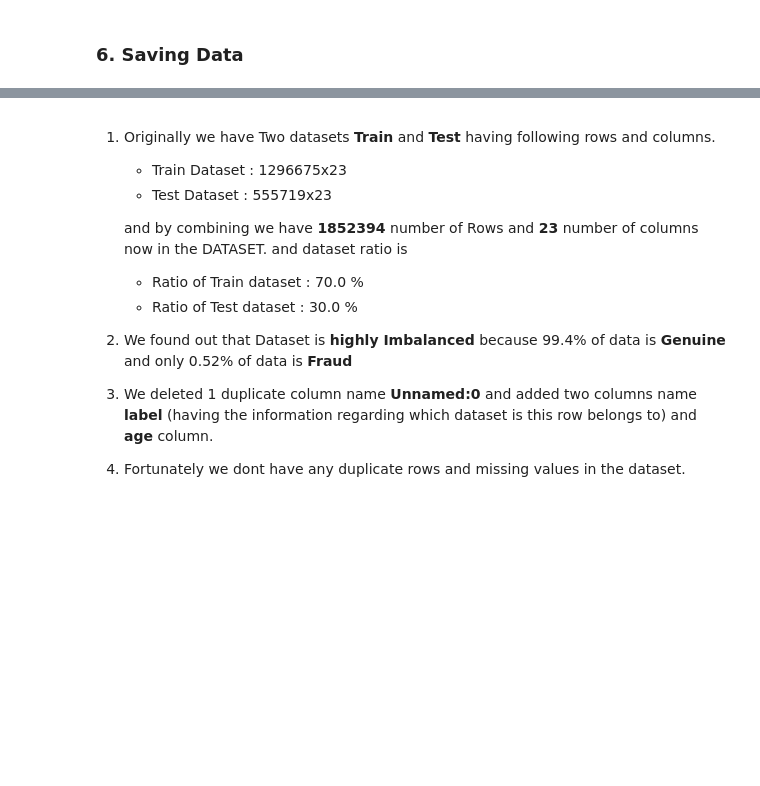
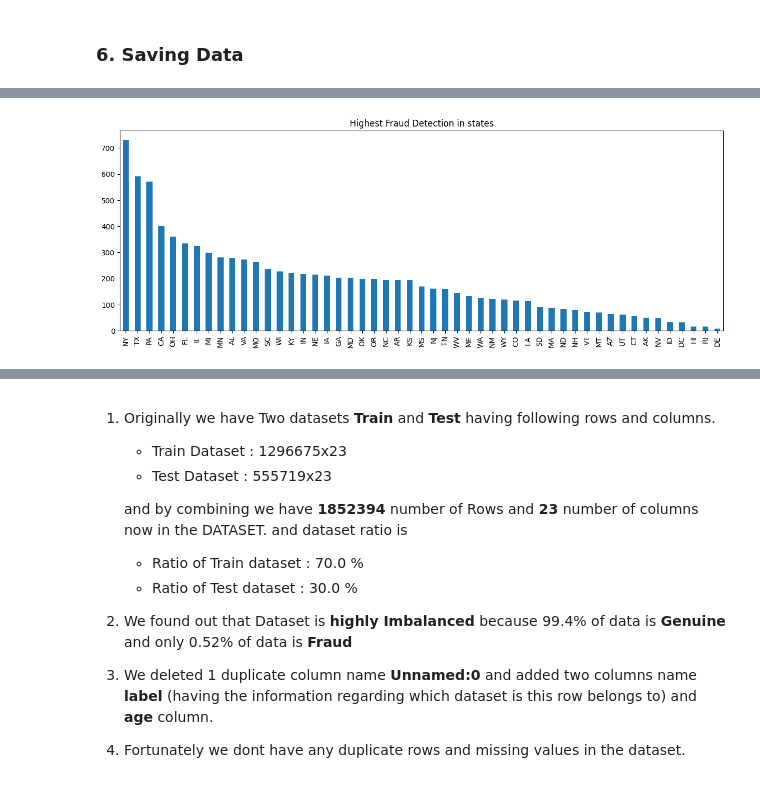
Before and after one commit to Anas436/Credit-Card-Fraud-Detection-Machine-Learning, a Jupyter notebook: src/docs/Data_Wrangling/Data_cleaning.ipynb, the cells around one changed output, grey strips where cells are left out. Saved outputs shown, nothing was run; the diff lists cells and outputs as text; code cells hidden in the pictures; blank space fills up the shorter version.

```diff
--- a/src/docs/Data_Wrangling/Data_cleaning.ipynb
+++ b/src/docs/Data_Wrangling/Data_cleaning.ipynb
@@ -253,0 +308,8 @@ data.to_csv("/content/drive/MyDrive/Colab Notebooks/clean_data.csv")
+# %%
+data_f=data[data['is_fraud']==1]
+plt.figure(figsize=(15,5))
+data_f['state'].value_counts().plot(kind='bar')
+plt.title("Highest Fraud Detection in states")
+plt.xticks(rotation=90);
+# %% [output]
+[figure, added]
```
Also changed, not shown: parts of 35 cells of this notebook.
